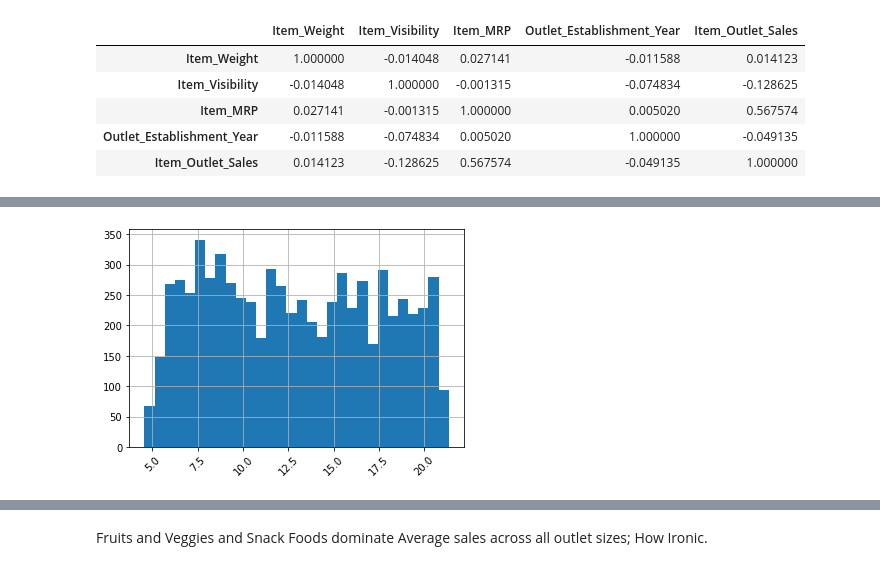
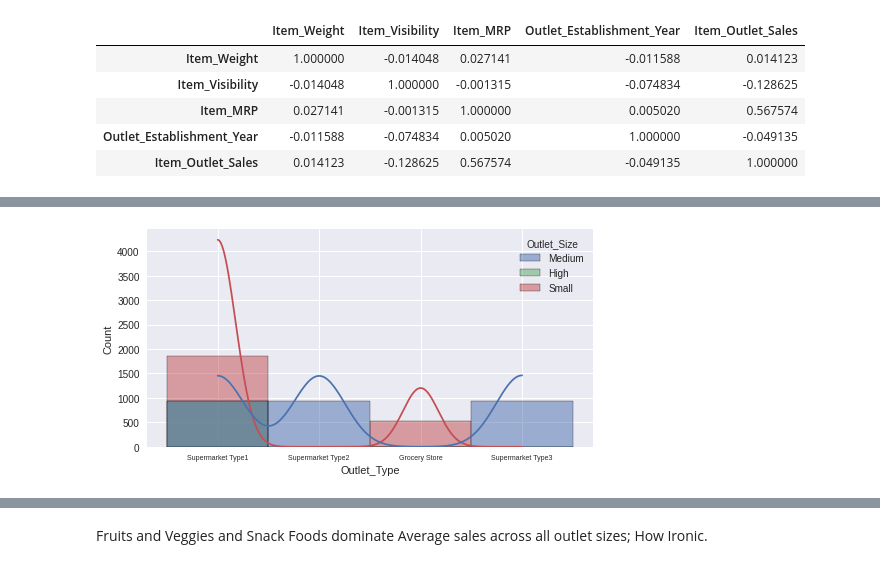
Before and after one commit to AlphaKaba24/sales-predictionsAK, a Jupyter notebook: sales_predictions.ipynb, the cells around one changed output, grey strips where cells are left out. Saved outputs shown, nothing was run; the diff lists cells and outputs as text; code cells hidden in the pictures.

```diff
--- a/sales_predictions.ipynb
+++ b/sales_predictions.ipynb
@@ -213,6 +237,9 @@ plt.boxplot([IM, IS], labels = ['MRP','Outlet Sales']);
-# %%
-df['Item_Weight'].hist(bins = 30)
-plt.xticks(rotation = 45)
-plt.ticklabel_format(useOffset=False, style='plain')
-# %% [output]
-[figure, removed]
+# %%
+sns.histplot(data=df, x= 'Outlet_Type', hue='Outlet_Size', kde=True, bins=1000)
+figsize=(199,199)
+ax.set_xticklabels(ax.get_xticklabels(), fontsize=5, rotation=90, ha="right");
+
+plt.rcParams["figure.figsize"] = (8, 4)
+plt.rcParams["xtick.labelsize"] = 7
+# %% [output]
+[figure, added]
```
Also changed, not shown: parts of 38 cells of this notebook.
